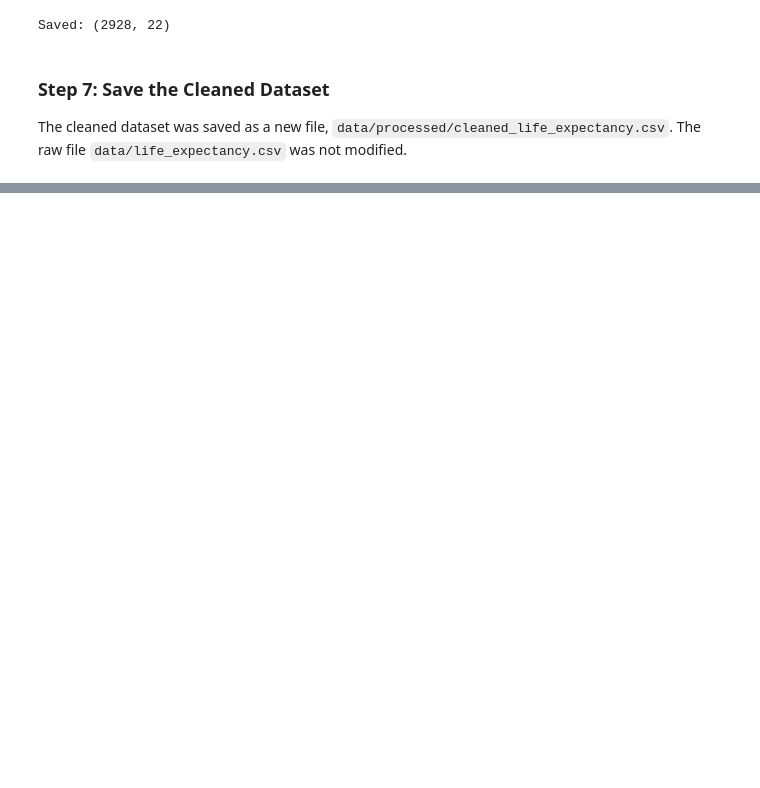
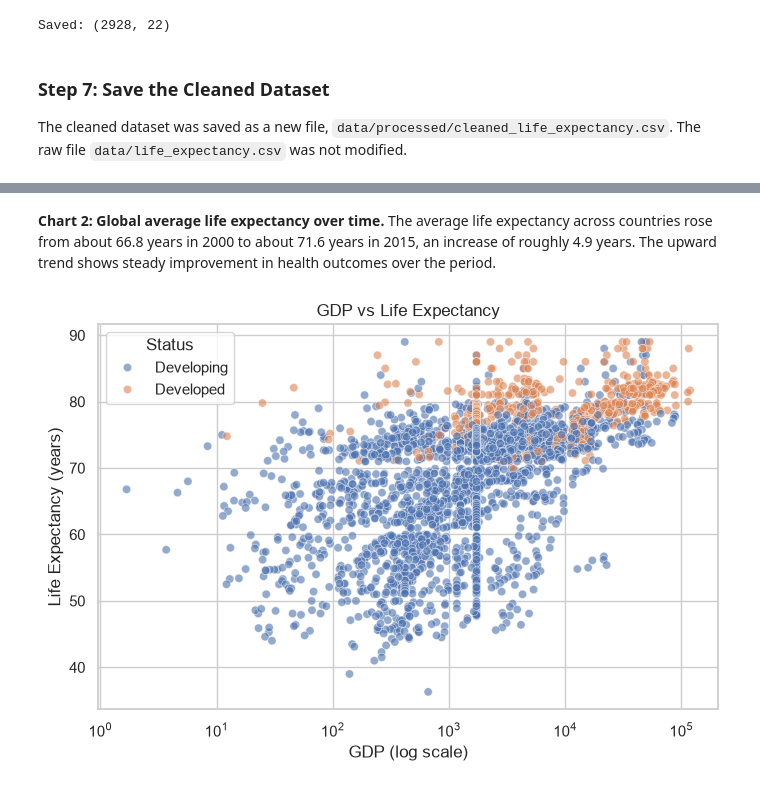
Before and after one commit to Muskan387/pulseboard-analytics, a Jupyter notebook: notebooks/week2_eda.ipynb, the cells around one changed output, grey strips where cells are left out. Cells and saved outputs as stored; diff of their text form; code cells hidden in the pictures; blank space fills up the shorter version.

```diff
--- a/notebooks/week2_eda.ipynb
+++ b/notebooks/week2_eda.ipynb
@@ -293,0 +356,14 @@ The cleaned dataset was saved as a new file, `data/processed/cleaned_life_expect
+# %% [markdown]
+**Chart 2: Global average life expectancy over time.** The average life expectancy across countries rose from about 66.8 years in 2000 to about 71.6 years in 2015, an increase of roughly 4.9 years. The upward trend shows steady improvement in health outcomes over the period.
+# %%
+plot_df = df[df["gdp"] > 0]
+plt.figure(figsize=(8, 5))
+sns.scatterplot(data=plot_df, x="gdp", y="life_expectancy", hue="status", alpha=0.6)
+plt.xscale("log")
+plt.title("GDP vs Life Expectancy")
+plt.xlabel("GDP (log scale)")
+plt.ylabel("Life Expectancy (years)")
+plt.legend(title="Status")
+plt.show()
+# %% [output]
+[figure, added]
```
Also changed, not shown: parts of 14 cells of this notebook, 1 other file.
